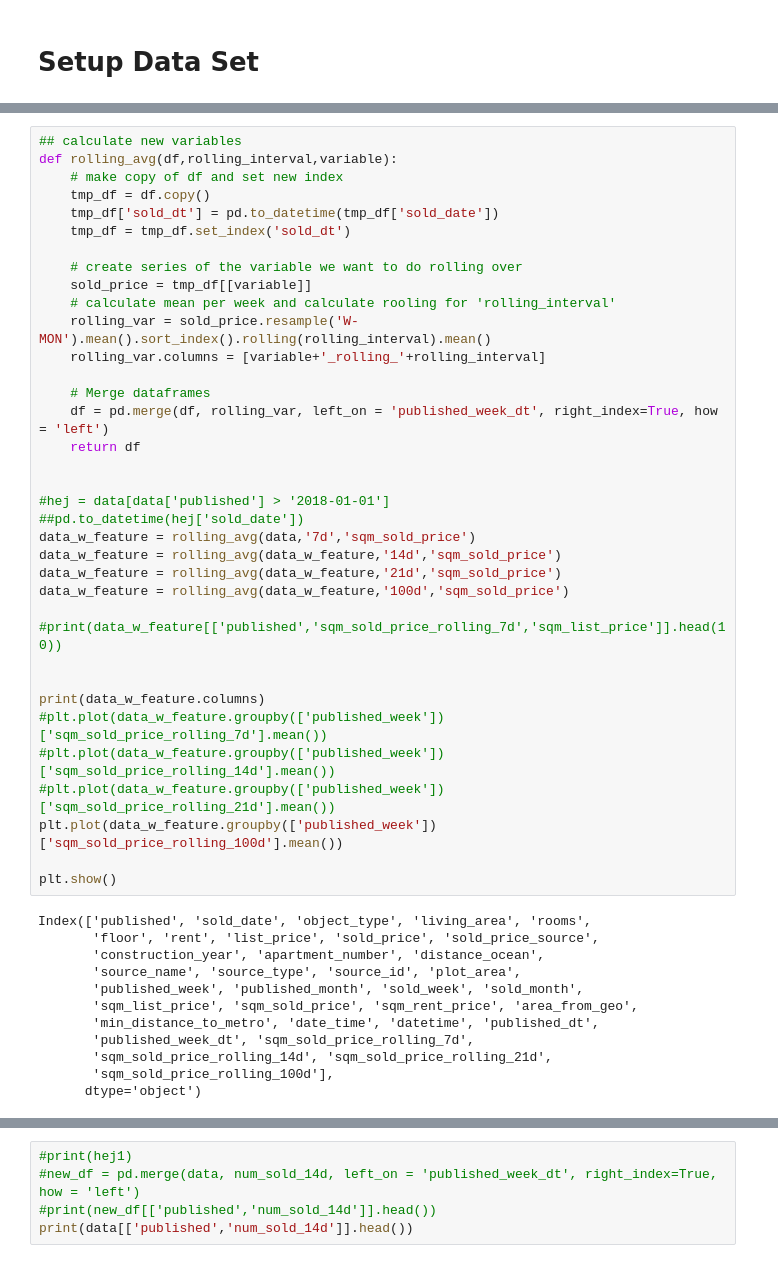
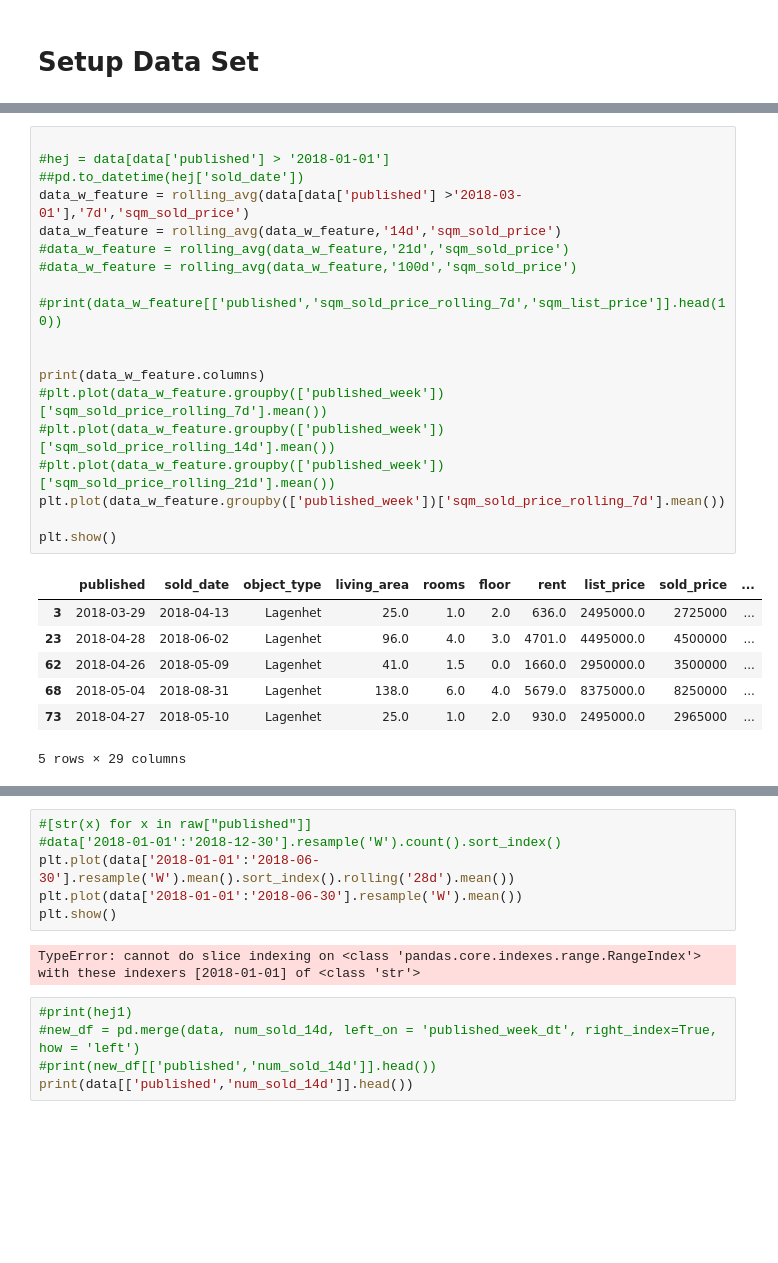
Before and after one commit to filipclaesson/jupyter_apt_analysis, a Jupyter notebook: prediction/apt_feature_engineering.ipynb, the cells around one changed output, grey strips where cells are left out. Cells and saved outputs as stored; diff of their text form; blank space fills up the shorter version.

```diff
--- a/prediction/apt_feature_engineering.ipynb
+++ b/prediction/apt_feature_engineering.ipynb
@@ -30,48 +142,27 @@ data['published_week_dt'] = pd.to_datetime(raw_2['published_week'])
 # %%
-## calculate new variables
-def rolling_avg(df,rolling_interval,variable):
-    # make copy of df and set new index
-    tmp_df = df.copy()
-    tmp_df['sold_dt'] = pd.to_datetime(tmp_df['sold_date'])
-    tmp_df = tmp_df.set_index('sold_dt')
-
-    # create series of the variable we want to do rolling over
-    sold_price = tmp_df[[variable]]
-    # calculate mean per week and calculate rooling for 'rolling_interval'
-    rolling_var = sold_price.resample('W-MON').mean().sort_index().rolling(rolling_interval).mean()
-    rolling_var.columns = [variable+'_rolling_'+rolling_interval]
-
-    # Merge dataframes
-    df = pd.merge(df, rolling_var, left_on = 'published_week_dt', right_index=True, how = 'left')
-    return df
-
 
 #hej = data[data['published'] > '2018-01-01']
 ##pd.to_datetime(hej['sold_date'])
-data_w_feature = rolling_avg(data,'7d','sqm_sold_price')
+data_w_feature = rolling_avg(data[data['published'] >'2018-03-01'],'7d','sqm_sold_price')
 data_w_feature = rolling_avg(data_w_feature,'14d','sqm_sold_price')
-data_w_feature = rolling_avg(data_w_feature,'21d','sqm_sold_price')
-data_w_feature = rolling_avg(data_w_feature,'100d','sqm_sold_price')
+#data_w_feature = rolling_avg(data_w_feature,'21d','sqm_sold_price')
+#data_w_feature = rolling_avg(data_w_feature,'100d','sqm_sold_price')
 
 #print(data_w_feature[['published','sqm_sold_price_rolling_7d','sqm_list_price']].head(10))
 
 
 print(data_w_feature.columns)
 #plt.plot(data_w_feature.groupby(['published_week'])['sqm_sold_price_rolling_7d'].mean())
 #plt.plot(data_w_feature.groupby(['published_week'])['sqm_sold_price_rolling_14d'].mean())
 #plt.plot(data_w_feature.groupby(['published_week'])['sqm_sold_price_rolling_21d'].mean())
-plt.plot(data_w_feature.groupby(['published_week'])['sqm_sold_price_rolling_100d'].mean())
+plt.plot(data_w_feature.groupby(['published_week'])['sqm_sold_price_rolling_7d'].mean())
 
 plt.show()
 # %% [output]
+|  | published | sold_date | object_type | living_area | rooms | floor | rent | list_price | sold_price | ... |
+| 3 | 2018-03-29 | 2018-04-13 | Lagenhet | 25.0 | 1.0 | 2.0 | 636.0 | 2495000.0 | 2725000 | ... |
+| 23 | 2018-04-28 | 2018-06-02 | Lagenhet | 96.0 | 4.0 | 3.0 | 4701.0 | 4495000.0 | 4500000 | ... |
+| 62 | 2018-04-26 | 2018-05-09 | Lagenhet | 41.0 | 1.5 | 0.0 | 1660.0 | 2950000.0 | 3500000 | ... |
+| 68 | 2018-05-04 | 2018-08-31 | Lagenhet | 138.0 | 6.0 | 4.0 | 5679.0 | 8375000.0 | 8250000 | ... |
+| 73 | 2018-04-27 | 2018-05-10 | Lagenhet | 25.0 | 1.0 | 2.0 | 930.0 | 2495000.0 | 2965000 | ... |
-Index(['published', 'sold_date', 'object_type', 'living_area', 'rooms',
-       'floor', 'rent', 'list_price', 'sold_price', 'sold_price_source',
-       'construction_year', 'apartment_number', 'distance_ocean',
-       'source_name', 'source_type', 'source_id', 'plot_area',
-       'published_week', 'published_month', 'sold_week', 'sold_month',
-       'sqm_list_price', 'sqm_sold_price', 'sqm_rent_price', 'area_from_geo',
-       'min_distance_to_metro', 'date_time', 'datetime', 'published_dt',
-       'published_week_dt', 'sqm_sold_price_rolling_7d',
-       'sqm_sold_price_rolling_14d', 'sqm_sold_price_rolling_21d',
-       'sqm_sold_price_rolling_100d'],
-      dtype='object')
+5 rows × 29 columns
@@ -79,3 +169,11 @@ Index(['published', 'sold_date', 'object_type', 'living_area', 'rooms',
+# %%
+#[str(x) for x in raw["published"]]
+#data['2018-01-01':'2018-12-30'].resample('W').count().sort_index()
+plt.plot(data['2018-01-01':'2018-06-30'].resample('W').mean().sort_index().rolling('28d').mean())
+plt.plot(data['2018-01-01':'2018-06-30'].resample('W').mean())
+plt.show()
+# %% [output]
+TypeError: cannot do slice indexing on <class 'pandas.core.indexes.range.RangeIndex'> with these indexers [2018-01-01] of <class 'str'>
 # %%
 #print(hej1)
 #new_df = pd.merge(data, num_sold_14d, left_on = 'published_week_dt', right_index=True, how = 'left')
```
Also changed, not shown: parts of 8 cells of this notebook.
